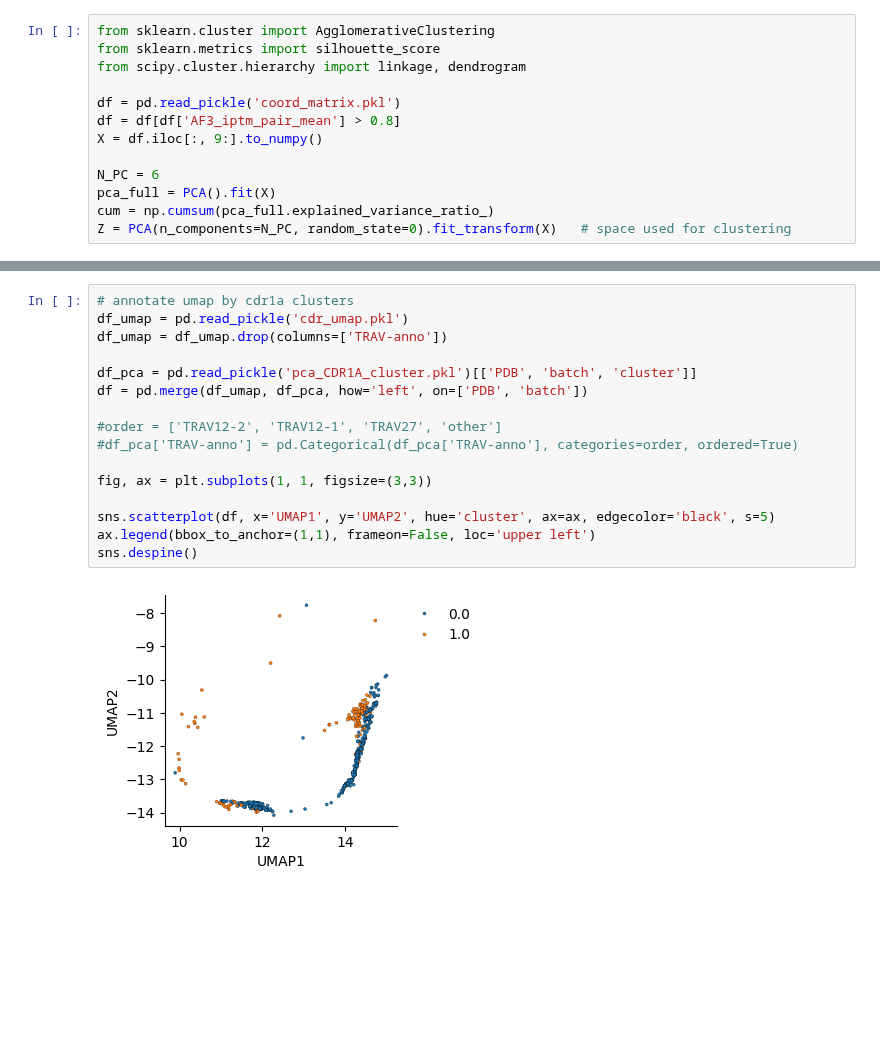
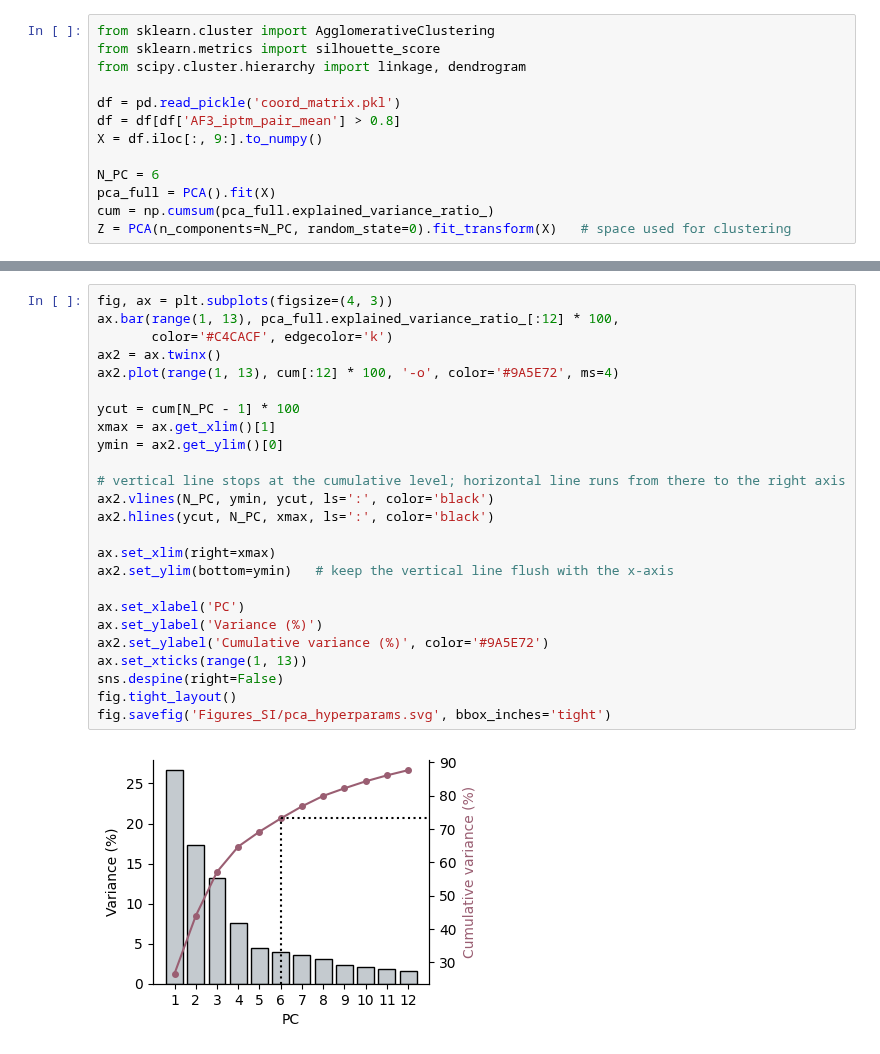
Before and after one commit to Rita-Ann-Roessner/Postdoc-UNIL, a Jupyter notebook: 260922_paper_YF_model/analyses_paper.ipynb, the cells around one changed output, grey strips where cells are left out. Drawn from its saved outputs; the diff is of its cells as text; blank space fills up the shorter version.

```diff
--- a/260922_paper_YF_model/analyses_paper.ipynb
+++ b/260922_paper_YF_model/analyses_paper.ipynb
@@ -1196,18 +533,27 @@ df_pca.to_csv('outlier_models.csv', index=False)
-# %%
-# annotate umap by cdr1a clusters
-df_umap = pd.read_pickle('cdr_umap.pkl')
-df_umap = df_umap.drop(columns=['TRAV-anno'])
-
-df_pca = pd.read_pickle('pca_CDR1A_cluster.pkl')[['PDB', 'batch', 'cluster']]
-df = pd.merge(df_umap, df_pca, how='left', on=['PDB', 'batch'])
-
-#order = ['TRAV12-2', 'TRAV12-1', 'TRAV27', 'other']
-#df_pca['TRAV-anno'] = pd.Categorical(df_pca['TRAV-anno'], categories=order, ordered=True)
-
-fig, ax = plt.subplots(1, 1, figsize=(3,3))
-
-sns.scatterplot(df, x='UMAP1', y='UMAP2', hue='cluster', ax=ax, edgecolor='black', s=5)
-ax.legend(bbox_to_anchor=(1,1), frameon=False, loc='upper left')
-sns.despine()
-# %% [output]
-[figure, removed]
+# %%
+fig, ax = plt.subplots(figsize=(4, 3))
+ax.bar(range(1, 13), pca_full.explained_variance_ratio_[:12] * 100,
+       color='#C4CACF', edgecolor='k')
+ax2 = ax.twinx()
+ax2.plot(range(1, 13), cum[:12] * 100, '-o', color='#9A5E72', ms=4)
+
+ycut = cum[N_PC - 1] * 100
+xmax = ax.get_xlim()[1]
+ymin = ax2.get_ylim()[0]
+
+# vertical line stops at the cumulative level; horizontal line runs from there to the right axis
+ax2.vlines(N_PC, ymin, ycut, ls=':', color='black')
+ax2.hlines(ycut, N_PC, xmax, ls=':', color='black')
+
+ax.set_xlim(right=xmax)
+ax2.set_ylim(bottom=ymin)   # keep the vertical line flush with the x-axis
+
+ax.set_xlabel('PC')
+ax.set_ylabel('Variance (%)')
+ax2.set_ylabel('Cumulative variance (%)', color='#9A5E72')
+ax.set_xticks(range(1, 13))
+sns.despine(right=False)
+fig.tight_layout()
+fig.savefig('Figures_SI/pca_hyperparams.svg', bbox_inches='tight')
+# %% [output]
+[figure, added]
```
Also changed, not shown: parts of 43 cells of this notebook, 1 other file.
